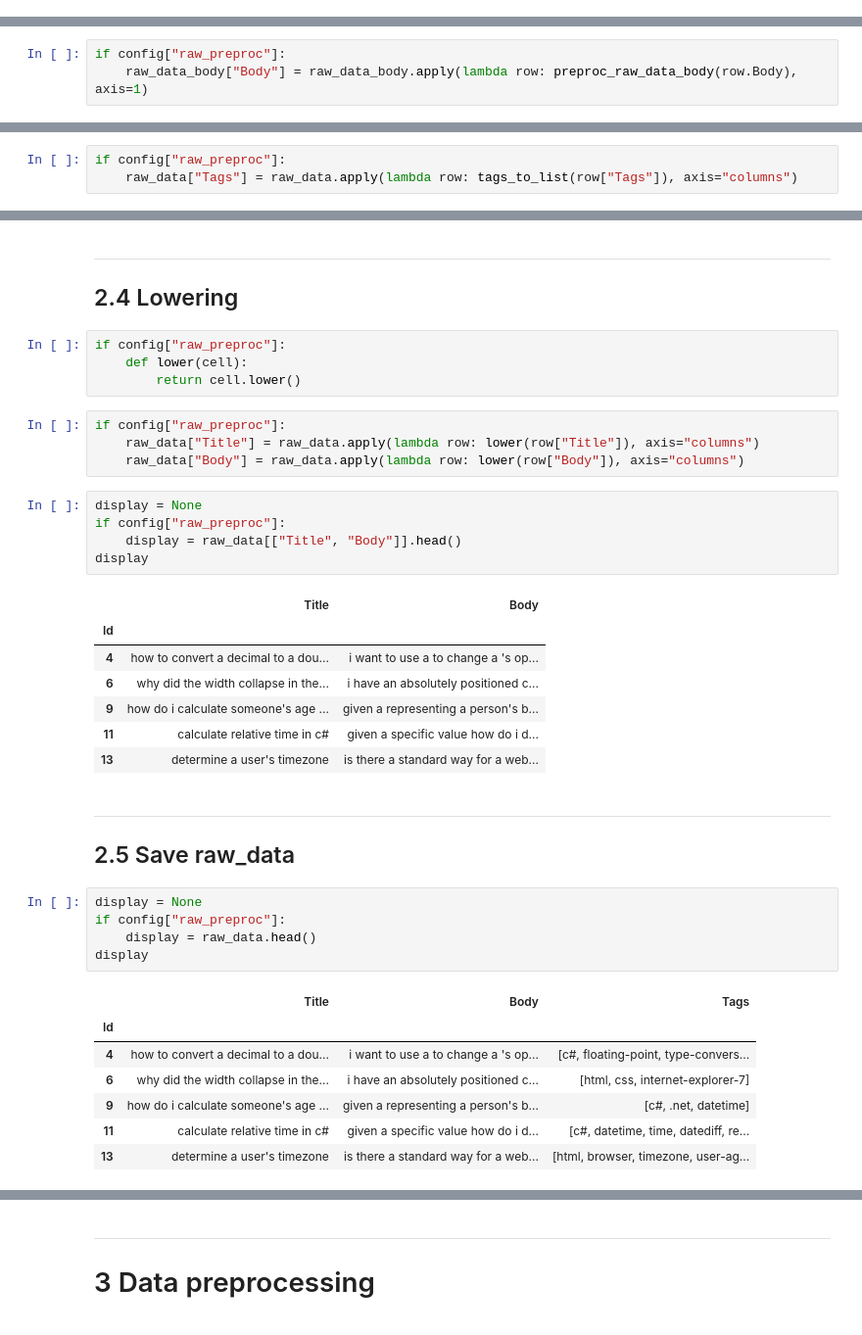
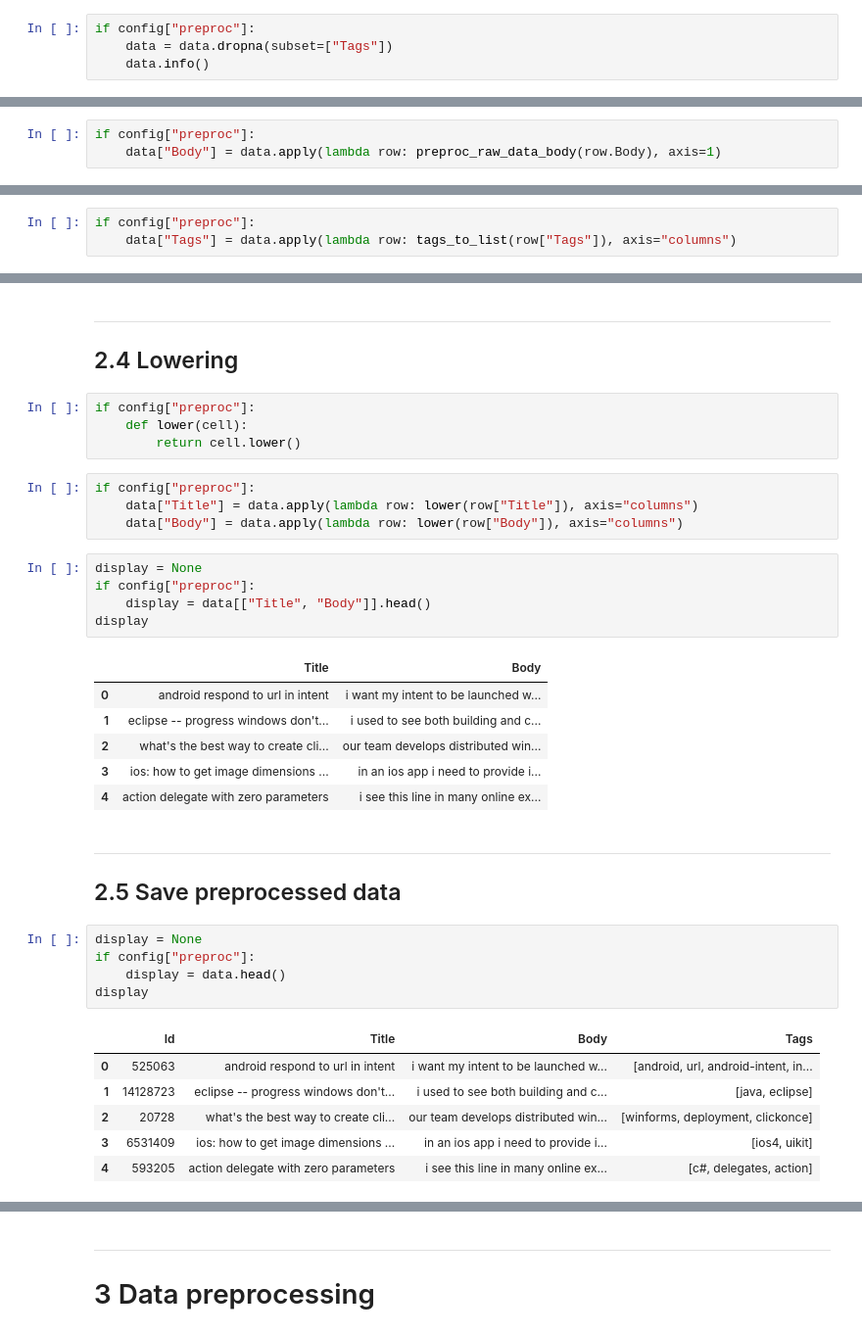
Before and after one commit to curiousmindflow/oc-ml-p5, a Jupyter notebook: preparation.ipynb, the cells around one changed output, grey strips where cells are left out. Shown at 98% size. Saved outputs shown, nothing was run; the diff lists cells and outputs as text.

```diff
--- a/preparation.ipynb
+++ b/preparation.ipynb
@@ -39,0 +64,4 @@ if config["raw_preproc"]:
+# %%
+if config["preproc"]:
+    data = data.dropna(subset=["Tags"])
+    data.info()
@@ -55,5 +98,5 @@ if config["raw_preproc"]:
 
         return preproc_cell
 # %%
-if config["raw_preproc"]:
-    raw_data_body["Body"] = raw_data_body.apply(lambda row: preproc_raw_data_body(row.Body), axis=1)
+if config["preproc"]:
+    data["Body"] = data.apply(lambda row: preproc_raw_data_body(row.Body), axis=1)
@@ -90,5 +110,5 @@ if config["raw_preproc"]:
 # %%
-if config["raw_preproc"]:
-    raw_data["Tags"] = raw_data.apply(lambda row: tags_to_list(row["Tags"]), axis="columns")
+if config["preproc"]:
+    data["Tags"] = data.apply(lambda row: tags_to_list(row["Tags"]), axis="columns")
 # %%
 display = None
@@ -107,40 +126,38 @@ display
 ***
 ## 2.4 Lowering
 # %%
-if config["raw_preproc"]:
+if config["preproc"]:
     def lower(cell):
         return cell.lower()
 # %%
-if config["raw_preproc"]:
-    raw_data["Title"] = raw_data.apply(lambda row: lower(row["Title"]), axis="columns")
-    raw_data["Body"] = raw_data.apply(lambda row: lower(row["Body"]), axis="columns")
+if config["preproc"]:
+    data["Title"] = data.apply(lambda row: lower(row["Title"]), axis="columns")
+    data["Body"] = data.apply(lambda row: lower(row["Body"]), axis="columns")
 # %%
 display = None
-if config["raw_preproc"]:
-    display = raw_data[["Title", "Body"]].head()
+if config["preproc"]:
+    display = data[["Title", "Body"]].head()
 display
 # %% [output]
 |  | Title | Body |
-| Id |  |  |
-| 4 | how to convert a decimal to a dou... | i want to use a to change a 's op... |
-| 6 | why did the width collapse in the... | i have an absolutely positioned c... |
-| 9 | how do i calculate someone's age ... | given a representing a person's b... |
-| 11 | calculate relative time in c# | given a specific value how do i d... |
-| 13 | determine a user's timezone | is there a standard way for a web... |
+| 0 | android respond to url in intent | i want my intent to be launched w... |
+| 1 | eclipse -- progress windows don't... | i used to see both building and c... |
+| 2 | what's the best way to create cli... | our team develops distributed win... |
+| 3 | ios: how to get image dimensions ... | in an ios app i need to provide i... |
+| 4 | action delegate with zero parameters | i see this line in many online ex... |
 # %% [markdown]
 ***
-## 2.5 Save raw_data
+## 2.5 Save preprocessed data
 # %%
 display = None
-if config["raw_preproc"]:
-    display = raw_data.head()
+if config["preproc"]:
+    display = data.head()
 display
 # %% [output]
-|  | Title | Body | Tags |
-| Id |  |  |  |
-| 4 | how to convert a decimal to a dou... | i want to use a to change a 's op... | [c#, floating-point, type-convers... |
-| 6 | why did the width collapse in the... | i have an absolutely positioned c... | [html, css, internet-explorer-7] |
-| 9 | how do i calculate someone's age ... | given a representing a person's b... | [c#, .net, datetime] |
-| 11 | calculate relative time in c# | given a specific value how do i d... | [c#, datetime, time, datediff, re... |
-| 13 | determine a user's timezone | is there a standard way for a web... | [html, browser, timezone, user-ag... |
+|  | Id | Title | Body | Tags |
+| 0 | 525063 | android respond to url in intent | i want my intent to be launched w... | [android, url, android-intent, in... |
+| 1 | 14128723 | eclipse -- progress windows don't... | i used to see both building and c... | [java, eclipse] |
+| 2 | 20728 | what's the best way to create cli... | our team develops distributed win... | [winforms, deployment, clickonce] |
+| 3 | 6531409 | ios: how to get image dimensions ... | in an ios app i need to provide i... | [ios4, uikit] |
+| 4 | 593205 | action delegate with zero parameters | i see this line in many online ex... | [c#, delegates, action] |
 # %%
```
Also changed, not shown: parts of 28 cells of this notebook, 5 other files.
